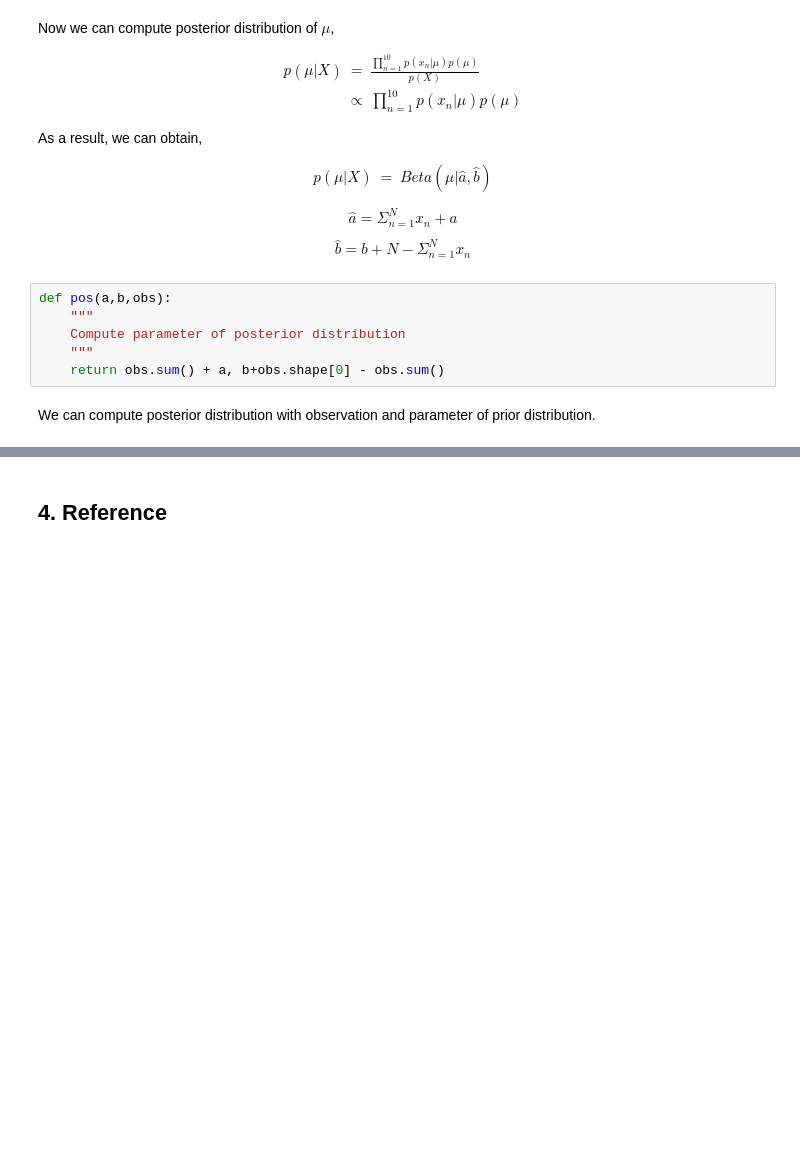
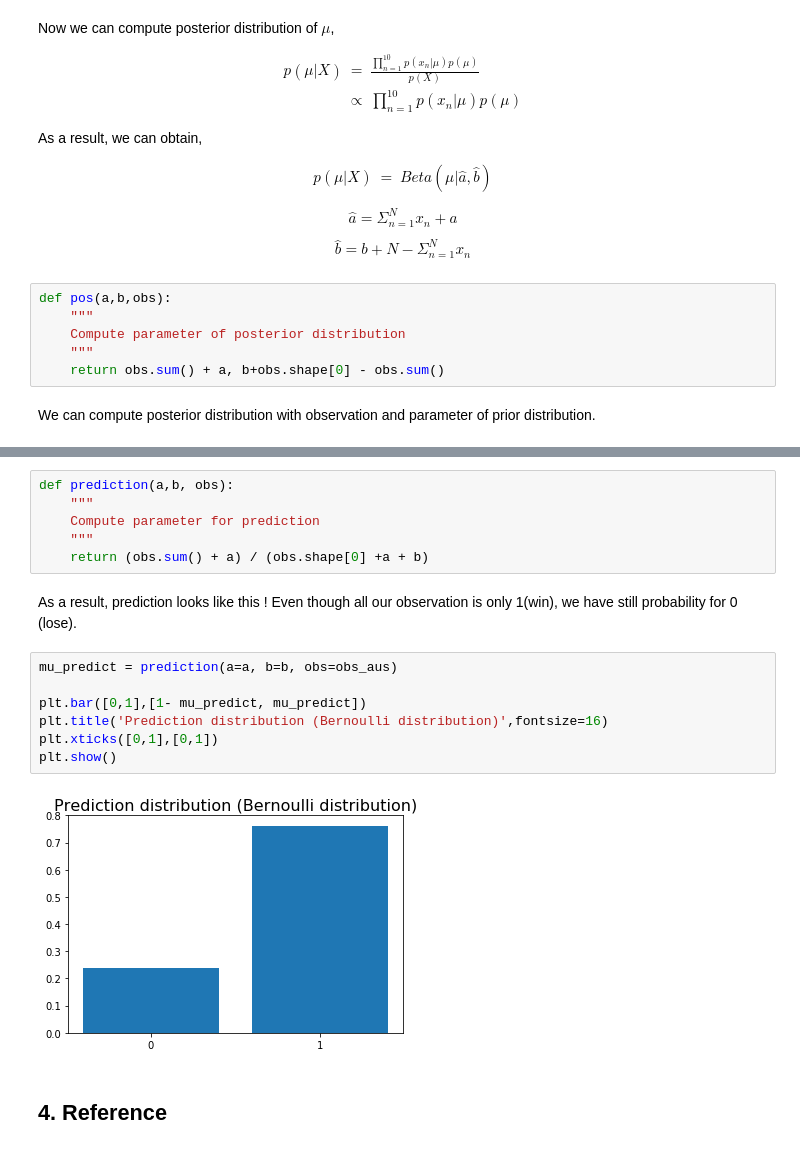
Before and after one commit to hiroshiu12/MLT, a Jupyter notebook: Introduction_Bayesian_Inference_part1.ipynb, the cells around one changed output, grey strips where cells are left out. Saved outputs shown, nothing was run; the diff lists cells and outputs as text; blank space fills up the shorter version.

```diff
--- a/Introduction_Bayesian_Inference_part1.ipynb
+++ b/Introduction_Bayesian_Inference_part1.ipynb
@@ -193,2 +201,19 @@ Then we can build prediction model.
+# %%
+def prediction(a,b, obs):
+    """
+    Compute parameter for prediction
+    """
+    return (obs.sum() + a) / (obs.shape[0] +a + b)
+# %% [markdown]
+As a result, prediction looks like this ! Even though all our observation is only 1(win), we have still probability for 0 (lose).
+# %%
+mu_predict = prediction(a=a, b=b, obs=obs_aus)
+
+plt.bar([0,1],[1- mu_predict, mu_predict])
+plt.title('Prediction distribution (Bernoulli distribution)',fontsize=16)
+plt.xticks([0,1],[0,1])
+plt.show()
+# %% [output]
+[figure, added]
 # %% [markdown]
 ## 4. Reference
```
Also changed, not shown: parts of 5 cells of this notebook.
